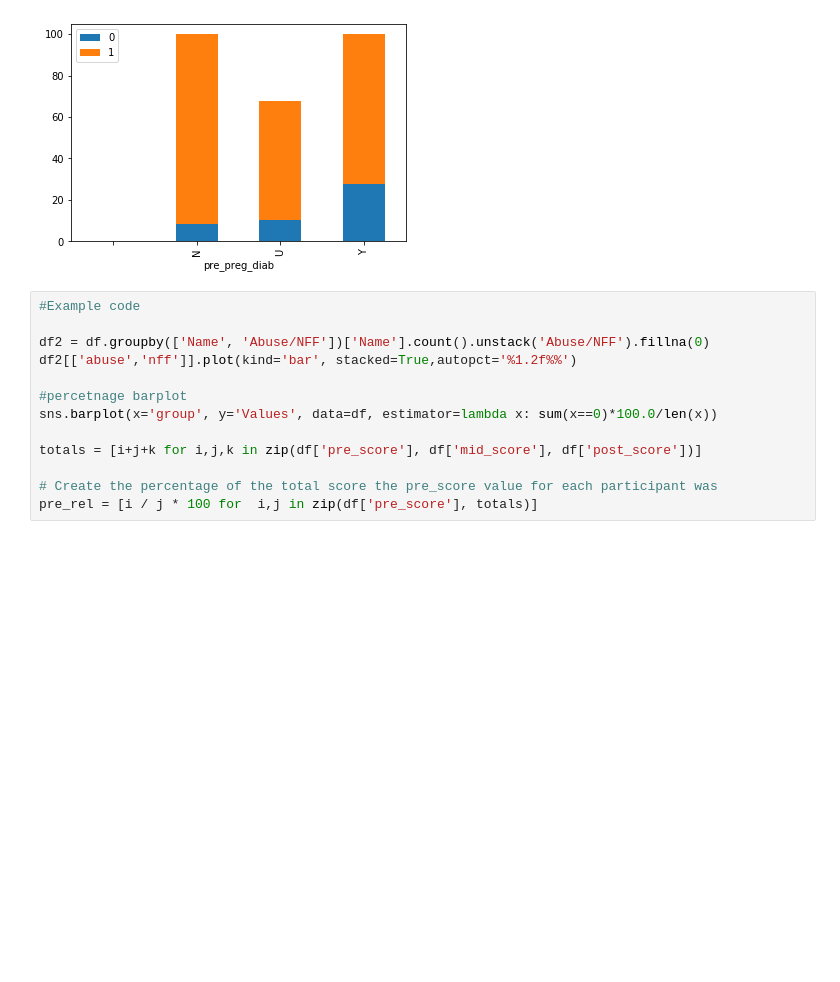
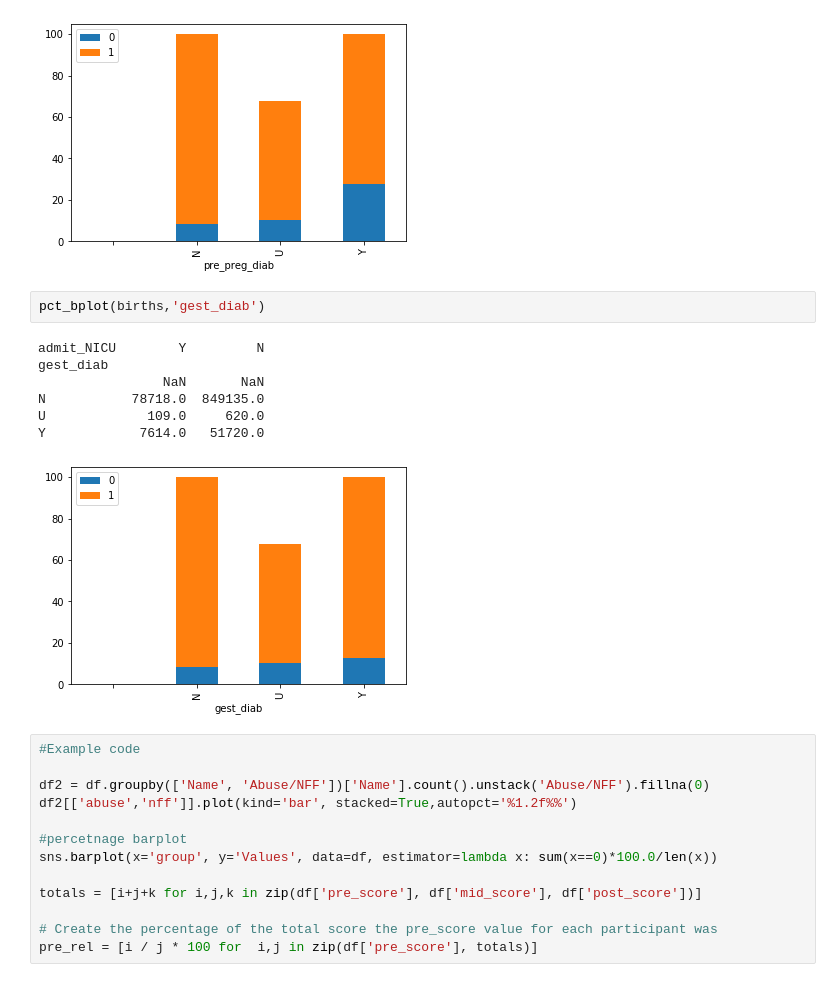
Before and after one commit to mkwasnica/CDC_capstone, a Jupyter notebook: notebooks/MK_EDA_timeseries.ipynb, the cells around one changed output. Cells and saved outputs as stored; diff of their text form; blank space fills up the shorter version.

```diff
--- a/notebooks/MK_EDA_timeseries.ipynb
+++ b/notebooks/MK_EDA_timeseries.ipynb
@@ -191,6 +205,16 @@ Index(['Unnamed: 0', 'birth_year', 'birth_month', 'birth_time',
 pct_bplot(births,'pre_preg_diab')
 # %% [output]
 [figure]
+# %%
+pct_bplot(births,'gest_diab')
+# %% [output]
+admit_NICU        Y         N
+gest_diab
+                NaN       NaN
+N           78718.0  849135.0
+U             109.0     620.0
+Y            7614.0   51720.0
+[figure, added]
 # %%
 #Example code
 
```
Also changed, not shown: parts of 5 cells of this notebook.
